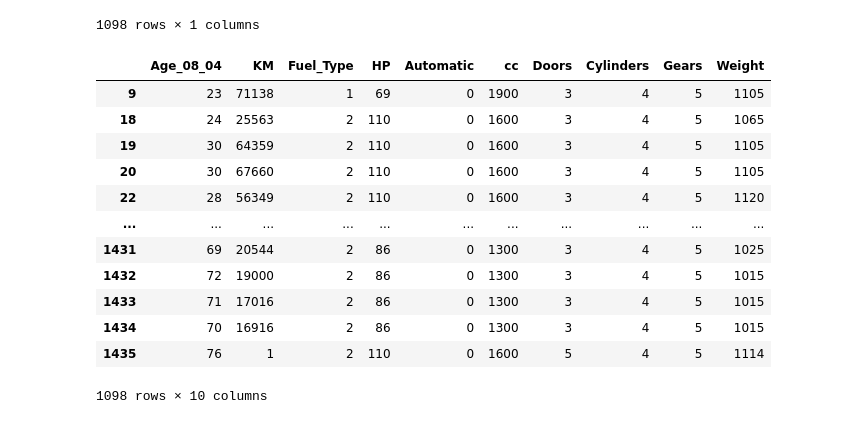
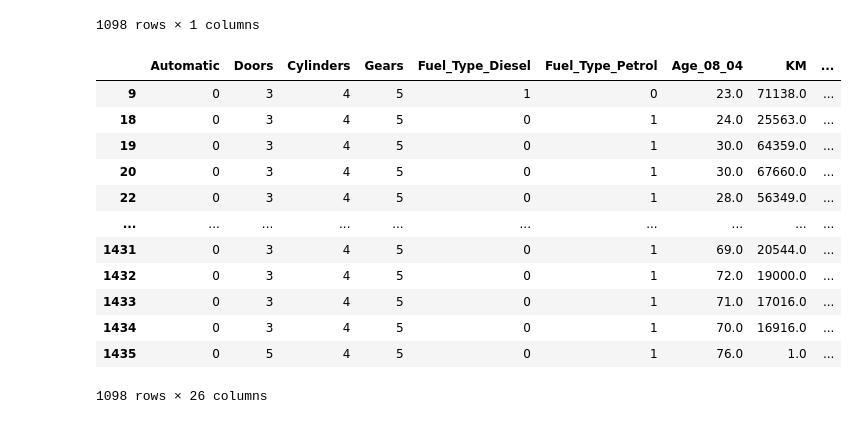
Before and after one commit to Ujjawal-AI/DataScience-Assignment, a Jupyter notebook: MultipleLinearRegession_Assignment.ipynb, the cells around one changed output. Drawn from its saved outputs; the diff is of its cells as text; code cells hidden in the pictures.

```diff
--- a/MultipleLinearRegession_Assignment.ipynb
+++ b/MultipleLinearRegession_Assignment.ipynb
@@ -149,6 +149,11 @@ df_cleaned
 from sklearn.preprocessing import LabelEncoder, OneHotEncoder
 lab_enc = LabelEncoder()
 # %%
-df_cleaned['Fuel_Type']= lab_enc.fit_transform(df_cleaned[['Fuel_Type']])
+#df_cleaned['Fuel_Type']= lab_enc.fit_transform(df_cleaned[['Fuel_Type']])
 import warnings
 warnings.filterwarnings('ignore')
+# One-hot encoding for 'Fuel_Type'
+df_encoded = pd.get_dummies(df_cleaned, columns=["Fuel_Type"], drop_first=True)
+
+# Check the first few rows after encoding
+df_encoded.head()
@@ -200,0 +215,19 @@ plt.show()
+# %%
+from sklearn.preprocessing import PolynomialFeatures
+
+# Select numerical features for feature engineering
+numerical_features = ["Age_08_04", "KM", "HP", "cc", "Weight"]
+
+# Create polynomial and interaction features (degree=2)
+poly = PolynomialFeatures(degree=2, interaction_only=False, include_bias=False)
+poly_features = poly.fit_transform(df_encoded[numerical_features])
+
+# Create a new DataFrame with the generated features
+poly_feature_names = poly.get_feature_names_out(numerical_features)
+df_poly = pd.DataFrame(poly_features, columns=poly_feature_names, index=df_encoded.index)
+
+# Concatenate with the original dataset (excluding original numerical features to avoid duplication)
+df_final = pd.concat([df_encoded.drop(columns=numerical_features), df_poly], axis=1)
+
+# Check the new dataset structure
+df_final.head()
@@ -217,19 +262,19 @@ target
 | 1435 | 6950 |
 1098 rows × 1 columns
 # %%
-features = df_cleaned.drop('Price', axis = 1)
+features = df_final.drop('Price', axis = 1)
 features
 # %% [output]
-|  | Age_08_04 | KM | Fuel_Type | HP | Automatic | cc | Doors | Cylinders | Gears | Weight |
-| 9 | 23 | 71138 | 1 | 69 | 0 | 1900 | 3 | 4 | 5 | 1105 |
-| 18 | 24 | 25563 | 2 | 110 | 0 | 1600 | 3 | 4 | 5 | 1065 |
-| 19 | 30 | 64359 | 2 | 110 | 0 | 1600 | 3 | 4 | 5 | 1105 |
-| 20 | 30 | 67660 | 2 | 110 | 0 | 1600 | 3 | 4 | 5 | 1105 |
-| 22 | 28 | 56349 | 2 | 110 | 0 | 1600 | 3 | 4 | 5 | 1120 |
-| ... | ... | ... | ... | ... | ... | ... | ... | ... | ... | ... |
-| 1431 | 69 | 20544 | 2 | 86 | 0 | 1300 | 3 | 4 | 5 | 1025 |
-| 1432 | 72 | 19000 | 2 | 86 | 0 | 1300 | 3 | 4 | 5 | 1015 |
-| 1433 | 71 | 17016 | 2 | 86 | 0 | 1300 | 3 | 4 | 5 | 1015 |
-| 1434 | 70 | 16916 | 2 | 86 | 0 | 1300 | 3 | 4 | 5 | 1015 |
-| 1435 | 76 | 1 | 2 | 110 | 0 | 1600 | 5 | 4 | 5 | 1114 |
+|  | Automatic | Doors | Cylinders | Gears | Fuel_Type_Diesel | Fuel_Type_Petrol | Age_08_04 | KM | ... |
+| 9 | 0 | 3 | 4 | 5 | 1 | 0 | 23.0 | 71138.0 | ... |
+| 18 | 0 | 3 | 4 | 5 | 0 | 1 | 24.0 | 25563.0 | ... |
+| 19 | 0 | 3 | 4 | 5 | 0 | 1 | 30.0 | 64359.0 | ... |
+| 20 | 0 | 3 | 4 | 5 | 0 | 1 | 30.0 | 67660.0 | ... |
+| 22 | 0 | 3 | 4 | 5 | 0 | 1 | 28.0 | 56349.0 | ... |
+| ... | ... | ... | ... | ... | ... | ... | ... | ... | ... |
+| 1431 | 0 | 3 | 4 | 5 | 0 | 1 | 69.0 | 20544.0 | ... |
+| 1432 | 0 | 3 | 4 | 5 | 0 | 1 | 72.0 | 19000.0 | ... |
+| 1433 | 0 | 3 | 4 | 5 | 0 | 1 | 71.0 | 17016.0 | ... |
+| 1434 | 0 | 3 | 4 | 5 | 0 | 1 | 70.0 | 16916.0 | ... |
+| 1435 | 0 | 5 | 4 | 5 | 0 | 1 | 76.0 | 1.0 | ... |
-1098 rows × 10 columns
+1098 rows × 26 columns
```
Also changed, not shown: parts of 28 cells of this notebook.
